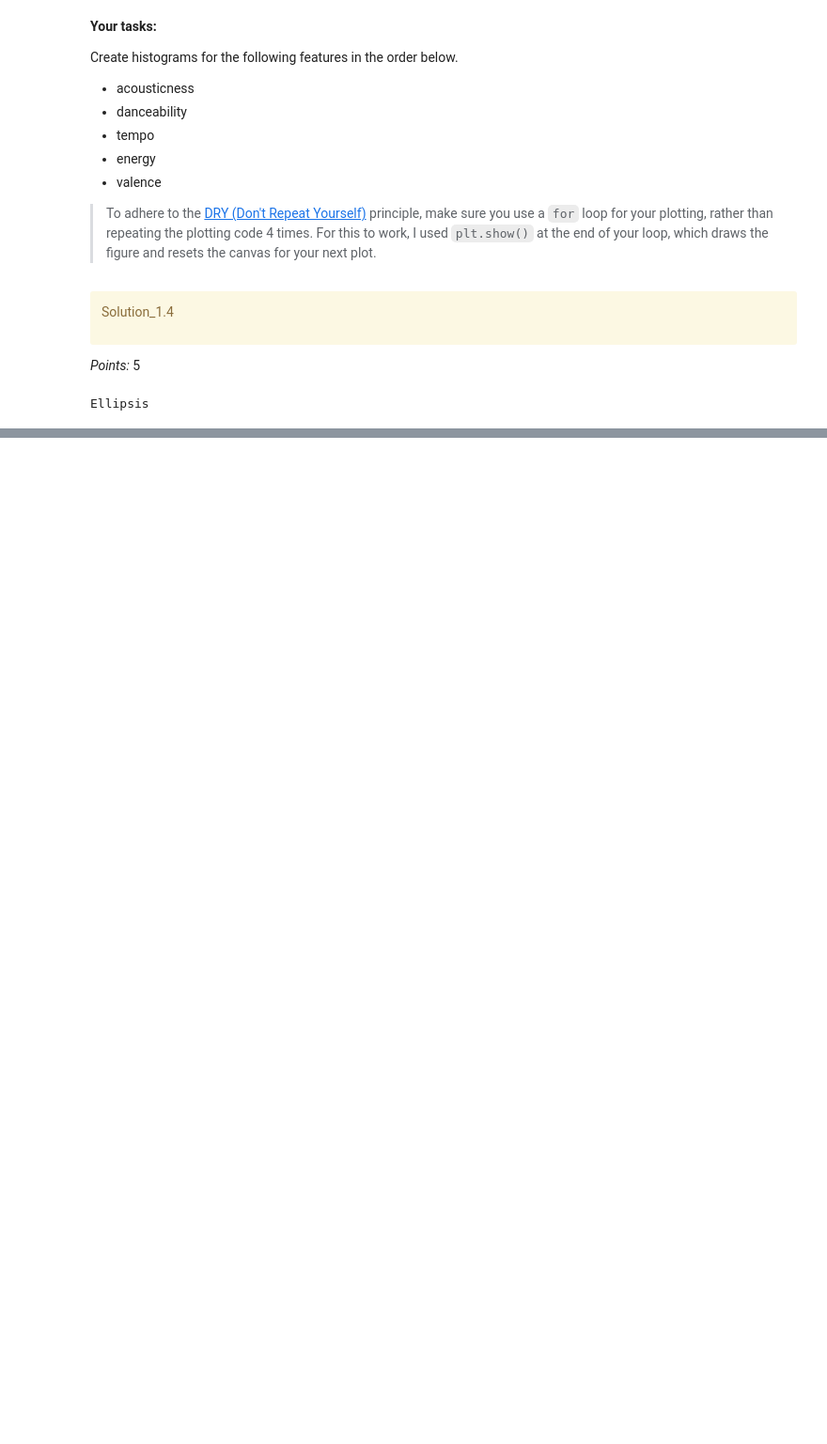
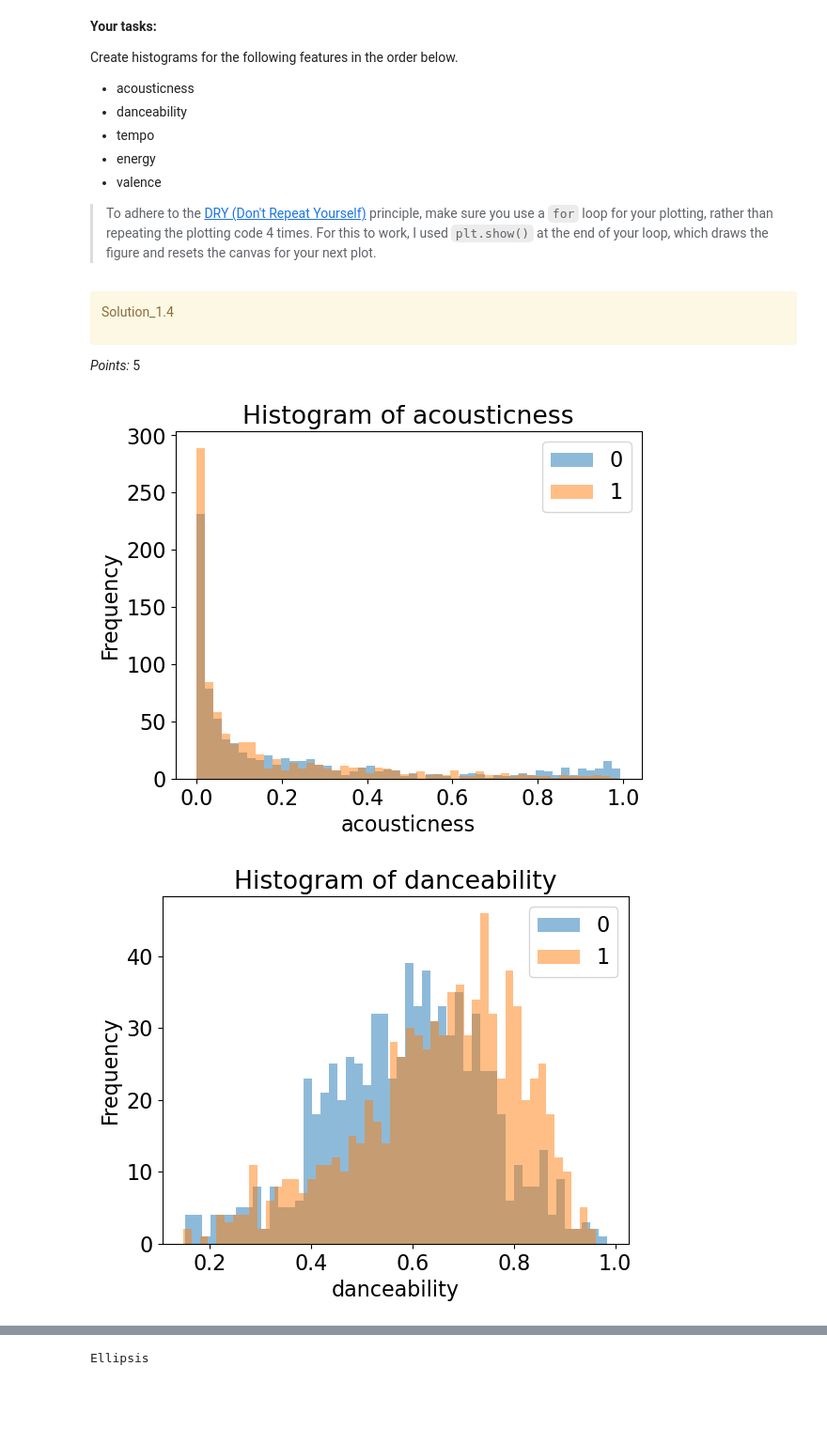
Before and after one commit to TFostero/cpsc330-2023s, a Jupyter notebook: hw/hw2/hw2.ipynb, the cells around one changed output, grey strips where cells are left out. Shown: that part at 94% size. Drawn from its saved outputs; the diff is of its cells as text; code cells hidden in the pictures; blank space fills up the shorter version.

```diff
--- a/hw/hw2/hw2.ipynb
+++ b/hw/hw2/hw2.ipynb
@@ -83,0 +80,3 @@ spotify_df = None
+# %%
+spotify_df = pd.read_csv("data/data.csv", index_col=0)
+spotify_df.shape
@@ -184,7 +231,15 @@ Solution_1.4
 </div>
 
 _Points:_ 5
-# %%
-...
-# %% [output]
-Ellipsis
+# %%
+features = ["acousticness", "danceability", "tempo", "energy", "valence"]
+for feat in features :
+    ax = train_df.groupby("target")[feat].plot.hist(bins=50, alpha=0.5, legend=True)
+    plt.xlabel(feat)
+    plt.title("Histogram of " + feat)
+    plt.show()
+
+...
+# %% [output]
+[figure, added]
+[figure, added]
@@ -191,3 +249,4 @@ Ellipsis
+Ellipsis
 # %% [markdown]
 <!-- END QUESTION -->
 
```
Also changed, not shown: parts of 58 cells of this notebook, 2 other files.
